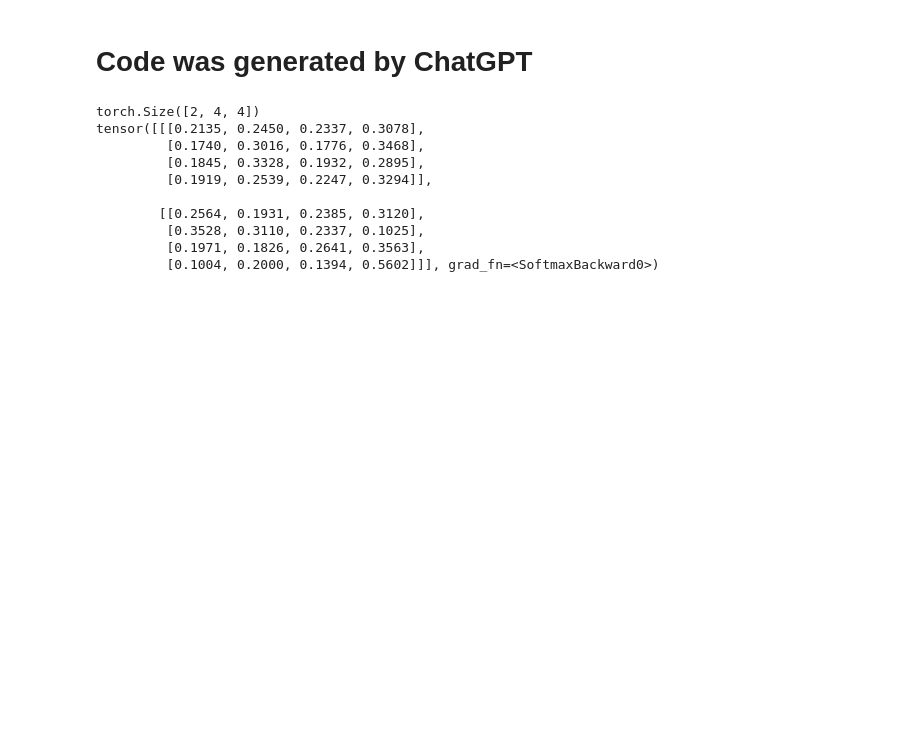
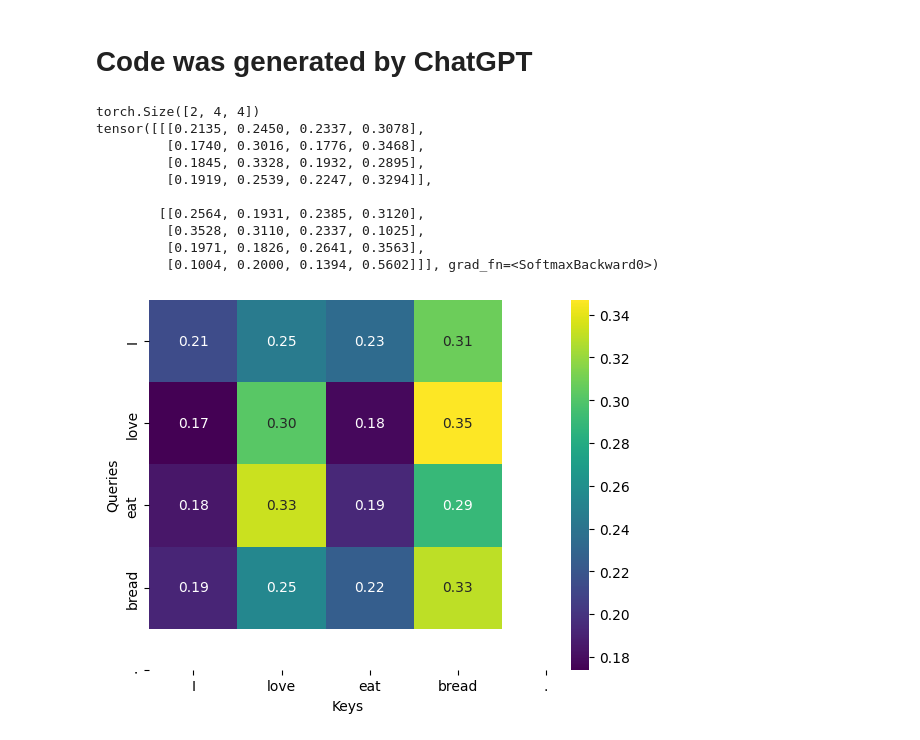
Before and after one commit to flynncao/Transformers-for-NLP-and-Computer-Vision-3rd-Edition, a Jupyter notebook: Chapter02/SimpleAttention.ipynb, the cells around one changed output. Saved outputs shown, nothing was run; the diff lists cells and outputs as text; code cells hidden in the pictures; blank space fills up the shorter version.

```diff
--- a/Chapter02/SimpleAttention.ipynb
+++ b/Chapter02/SimpleAttention.ipynb
@@ -49,3 +49,18 @@ tensor([[[0.2135, 0.2450, 0.2337, 0.3078],
          [0.1004, 0.2000, 0.1394, 0.5602]]], grad_fn=<SoftmaxBackward0>)
 # %%
 # Visualize attentions
+import matplotlib.pyplot as plt
+import seaborn as sns
+
+tokens = ["I", "love", "eat", "bread", "."]
+
+
+sns.heatmap(attn_weights[0].detach().numpy(),
+            xticklabels=tokens, yticklabels=tokens,
+            cmap="viridis", annot=True, fmt=".2f")
+
+plt.xlabel("Keys")
+plt.ylabel("Queries")
+plt.show()
+# %% [output]
+[figure, added]
```
Also changed, not shown: 6 other files.
